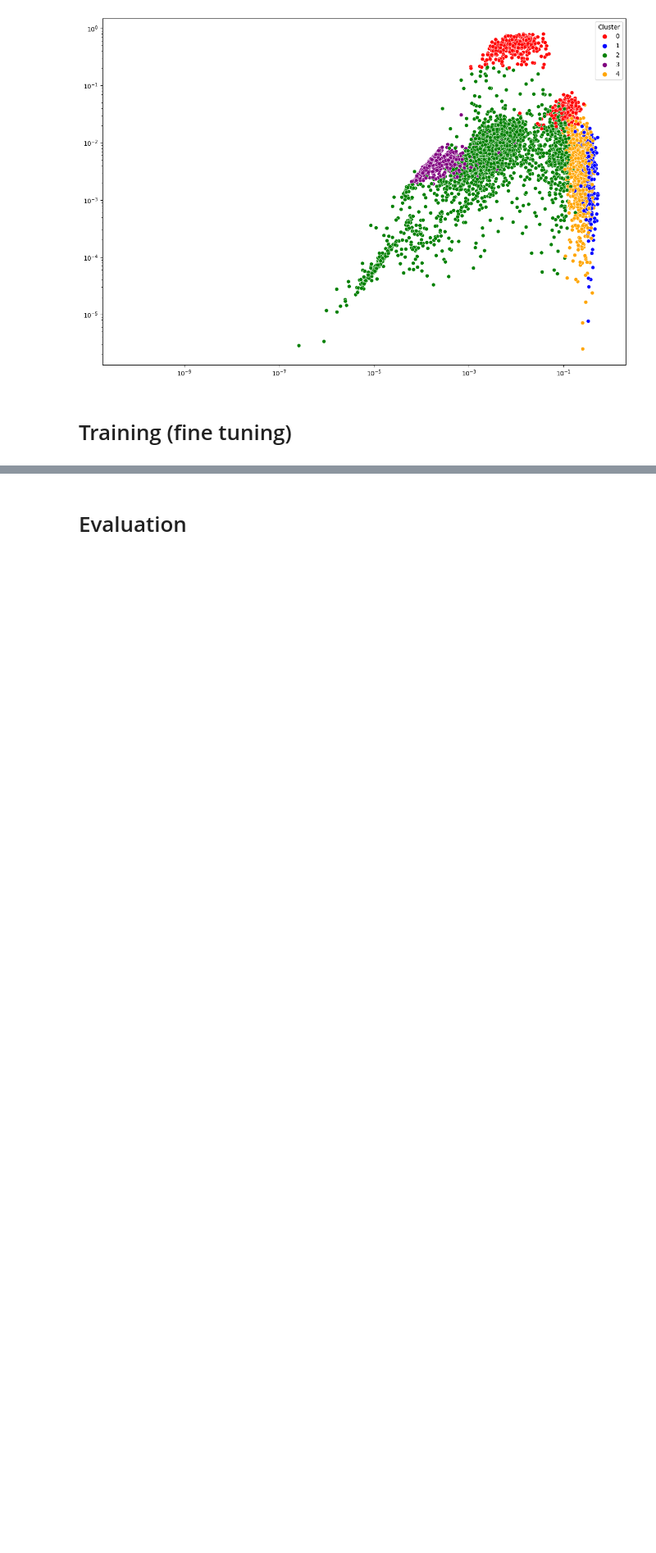
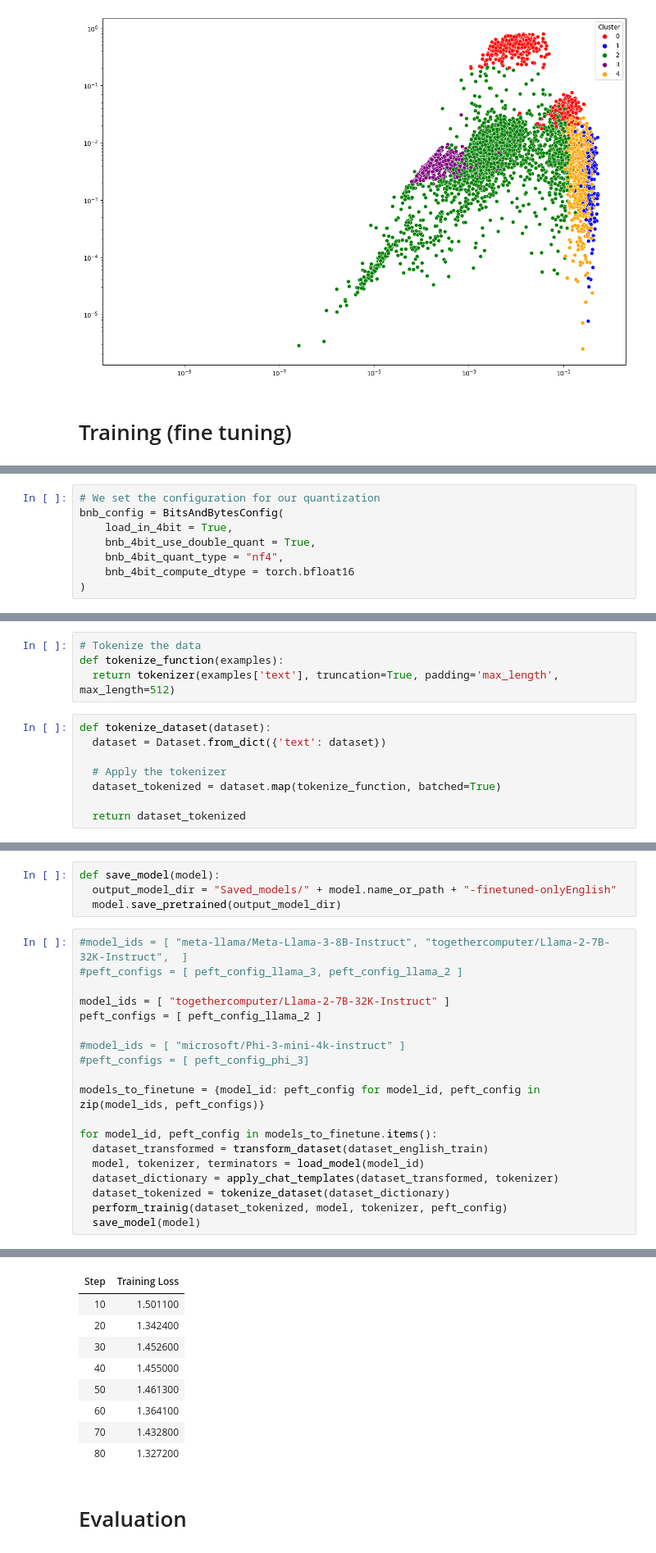
Before and after one commit to alessandrom10/OpenAssistant-Guanaco, a Jupyter notebook: guanaco.ipynb, the cells around one changed output, grey strips where cells are left out. Shown at 82% size. Cells and saved outputs as stored; diff of their text form; blank space fills up the shorter version.

```diff
--- a/guanaco.ipynb
+++ b/guanaco.ipynb
@@ -702,0 +810,8 @@ plt.legend(title="Cluster")
+# %%
+# We set the configuration for our quantization
+bnb_config = BitsAndBytesConfig(
+    load_in_4bit = True,
+    bnb_4bit_use_double_quant = True,
+    bnb_4bit_quant_type = "nf4",
+    bnb_4bit_compute_dtype = torch.bfloat16
+)
@@ -702,0 +936,12 @@ plt.legend(title="Cluster")
+# %%
+# Tokenize the data
+def tokenize_function(examples):
+  return tokenizer(examples['text'], truncation=True, padding='max_length', max_length=512)
+# %%
+def tokenize_dataset(dataset):
+  dataset = Dataset.from_dict({'text': dataset})
+
+  # Apply the tokenizer
+  dataset_tokenized = dataset.map(tokenize_function, batched=True)
+
+  return dataset_tokenized
@@ -702,0 +1006,24 @@ plt.legend(title="Cluster")
+# %%
+def save_model(model):
+  output_model_dir = "Saved_models/" + model.name_or_path + "-finetuned-onlyEnglish"
+  model.save_pretrained(output_model_dir)
+# %%
+#model_ids = [ "meta-llama/Meta-Llama-3-8B-Instruct", "togethercomputer/Llama-2-7B-32K-Instruct",  ]
+#peft_configs = [ peft_config_llama_3, peft_config_llama_2 ]
+
+model_ids = [ "togethercomputer/Llama-2-7B-32K-Instruct" ]
+peft_configs = [ peft_config_llama_2 ]
+
+#model_ids = [ "microsoft/Phi-3-mini-4k-instruct" ]
+#peft_configs = [ peft_config_phi_3]
+
+models_to_finetune = {model_id: peft_config for model_id, peft_config in zip(model_ids, peft_configs)}
+
+for model_id, peft_config in models_to_finetune.items():
+  dataset_transformed = transform_dataset(dataset_english_train)
+  model, tokenizer, terminators = load_model(model_id)
+  dataset_dictionary = apply_chat_templates(dataset_transformed, tokenizer)
+  dataset_tokenized = tokenize_dataset(dataset_dictionary)
+  perform_trainig(dataset_tokenized, model, tokenizer, peft_config)
+  save_model(model)
+# %% [output]
@@ -703,3 +1038,12 @@ plt.legend(title="Cluster")
+| Step | Training Loss |
+| 10 | 1.501100 |
+| 20 | 1.342400 |
+| 30 | 1.452600 |
+| 40 | 1.455000 |
+| 50 | 1.461300 |
+| 60 | 1.364100 |
+| 70 | 1.432800 |
+| 80 | 1.327200 |
 # %% [markdown]
 # Evaluation
 # %%
```
Also changed, not shown: parts of 60 cells of this notebook.
